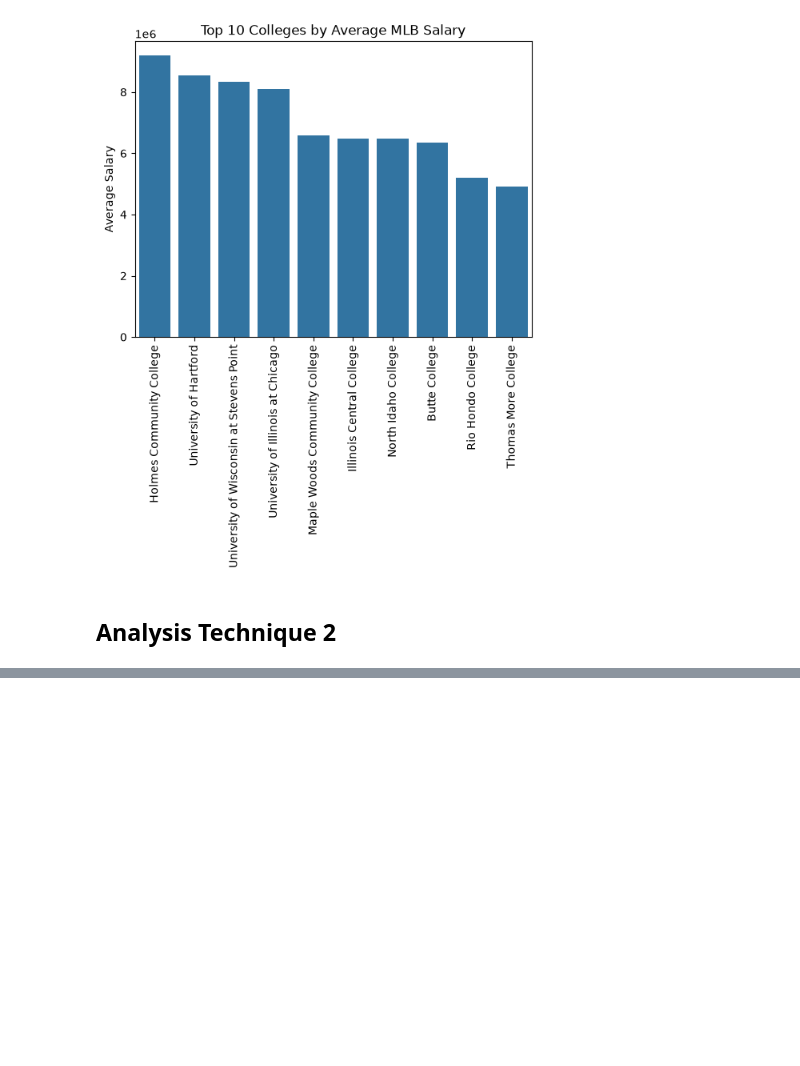
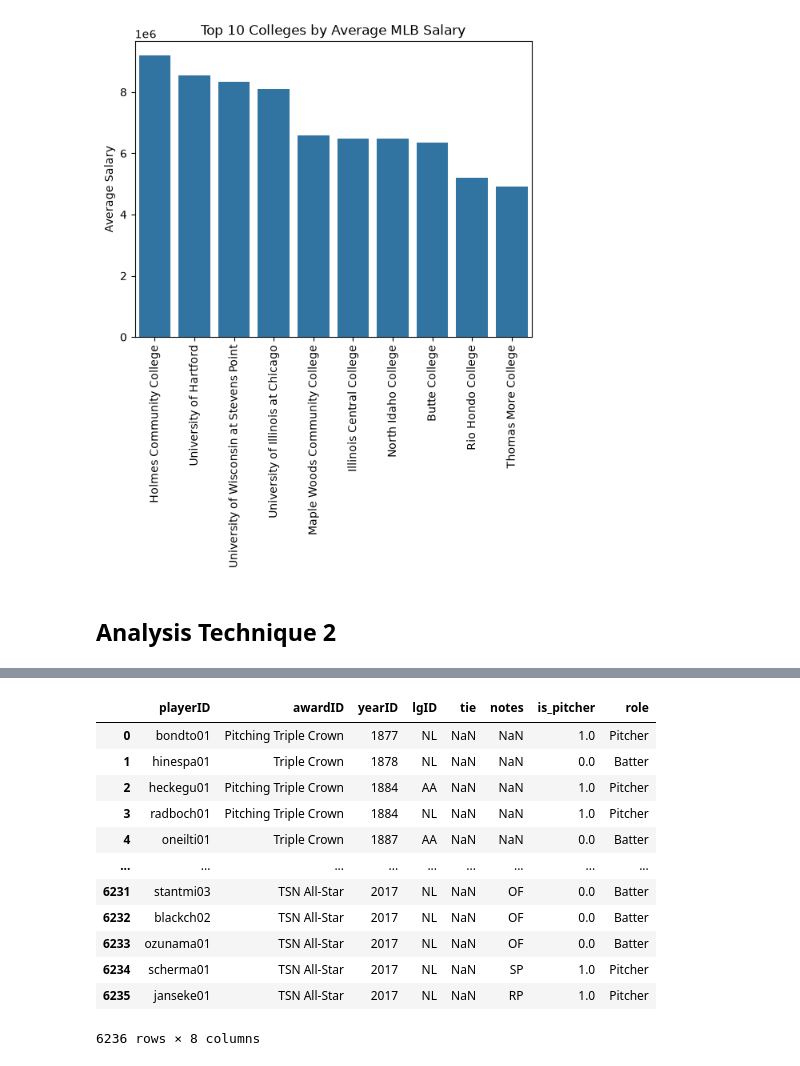
Before and after one commit to Churro1/CS5830_Project1, a Jupyter notebook: project1.ipynb, the cells around one changed output, grey strips where cells are left out. Saved outputs shown, nothing was run; the diff lists cells and outputs as text; code cells hidden in the pictures; blank space fills up the shorter version.

```diff
--- a/project1.ipynb
+++ b/project1.ipynb
@@ -94,0 +96,4 @@ chart.tick_params(axis='x', rotation=90)
+# %%
+pitchers = pd.read_csv('core/Pitching.csv')
+batters = pd.read_csv('core/Batting.csv')
+awards = pd.read_csv('core/AwardsPlayers.csv')
@@ -94,0 +139,22 @@ chart.tick_params(axis='x', rotation=90)
+# %%
+# merge the awards with the pitchers, then replace any nans for is_pitcher with 0
+# which represents batters for that year. This should exclude any non-award winning
+# players. Added role column for better readability
+pitcher_awards_merge = pd.merge(awards, pitchers_unique, on=['playerID', 'yearID'], how='left')
+pitcher_awards_merge['is_pitcher'] = pitcher_awards_merge['is_pitcher'].fillna(0)
+pitcher_awards_merge['role'] = pitcher_awards_merge['is_pitcher'].map({1: 'Pitcher', 0: 'Batter'})
+pitcher_awards_merge
+# %% [output]
+|  | playerID | awardID | yearID | lgID | tie | notes | is_pitcher | role |
+| 0 | bondto01 | Pitching Triple Crown | 1877 | NL | NaN | NaN | 1.0 | Pitcher |
+| 1 | hinespa01 | Triple Crown | 1878 | NL | NaN | NaN | 0.0 | Batter |
+| 2 | heckegu01 | Pitching Triple Crown | 1884 | AA | NaN | NaN | 1.0 | Pitcher |
+| 3 | radboch01 | Pitching Triple Crown | 1884 | NL | NaN | NaN | 1.0 | Pitcher |
+| 4 | oneilti01 | Triple Crown | 1887 | AA | NaN | NaN | 0.0 | Batter |
+| ... | ... | ... | ... | ... | ... | ... | ... | ... |
+| 6231 | stantmi03 | TSN All-Star | 2017 | NL | NaN | OF | 0.0 | Batter |
+| 6232 | blackch02 | TSN All-Star | 2017 | NL | NaN | OF | 0.0 | Batter |
+| 6233 | ozunama01 | TSN All-Star | 2017 | NL | NaN | OF | 0.0 | Batter |
+| 6234 | scherma01 | TSN All-Star | 2017 | NL | NaN | SP | 1.0 | Pitcher |
+| 6235 | janseke01 | TSN All-Star | 2017 | NL | NaN | RP | 1.0 | Pitcher |
+6236 rows × 8 columns
```
Also changed, not shown: parts of 8 cells of this notebook.
